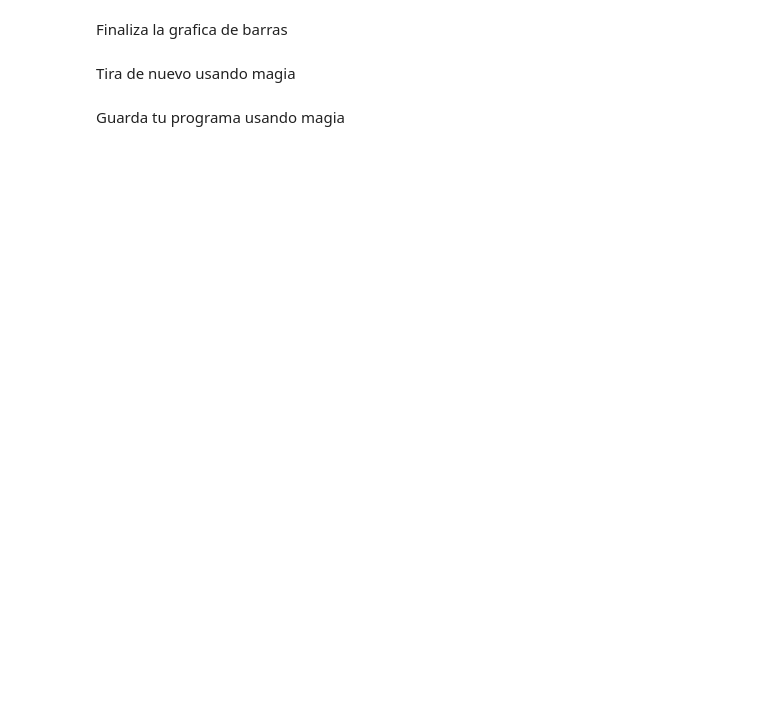
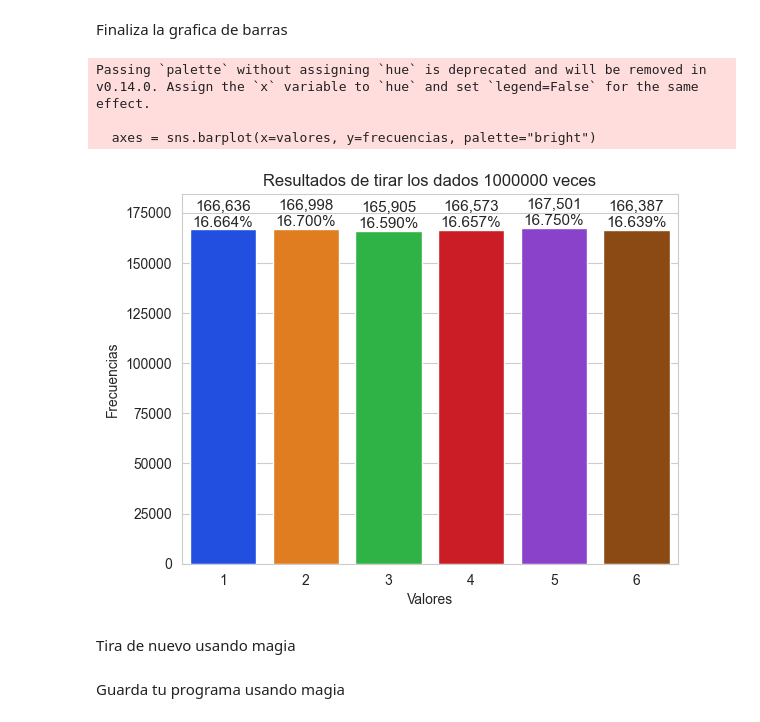
Before and after one commit to abrahajam/BIG-DATA-E-IA, a Jupyter notebook: Python Jupyter/5.-Listas_y_Tuplas.ipynb, the cells around one changed output. Cells and saved outputs as stored; diff of their text form; code cells hidden in the pictures; blank space fills up the shorter version.

```diff
--- a/Python Jupyter/5.-Listas_y_Tuplas.ipynb
+++ b/Python Jupyter/5.-Listas_y_Tuplas.ipynb
@@ -692,5 +842,31 @@ Pon la ventana y etiqueta los ejes
 # %% [markdown]
 Finaliza la grafica de barras
+# %%
+tirosdados = [random.randrange(1,7) for i in range (1000000)]
+valores, frecuencias = np.unique(tirosdados,return_counts = True)
+
+titulo = f'Resultados de tirar los dados {len(tirosdados)} veces'
+
+sns.set_style("whitegrid") #Estilo de gráfica cuadriculada
+
+axes = sns.barplot(x=valores, y=frecuencias, palette="bright")
+
+axes.set_title(titulo)
+
+axes.set(xlabel = "Valores", ylabel = "Frecuencias")
+
+axes.set_ylim(top= max(frecuencias*1.1))
+
+for bar, frecuencias in zip(axes.patches, frecuencias):
+    text_x = bar.get_x() + bar.get_width() / 2.0
+    text_y = bar.get_height()
+    text = f'{frecuencias:,}\n{frecuencias/len(tirosdados):.3%}'
+    axes.text(text_x, text_y, text, fontsize = 11, ha="center", va="bottom")
+# %% [output]
+Passing `palette` without assigning `hue` is deprecated and will be removed in v0.14.0. Assign the `x` variable to `hue` and set `legend=False` for the same effect.
+
+  axes = sns.barplot(x=valores, y=frecuencias, palette="bright")
+[figure, added]
 # %% [markdown]
 Tira de nuevo usando magia
 # %% [markdown]
```
Also changed, not shown: parts of 41 cells of this notebook, 2 other files.
